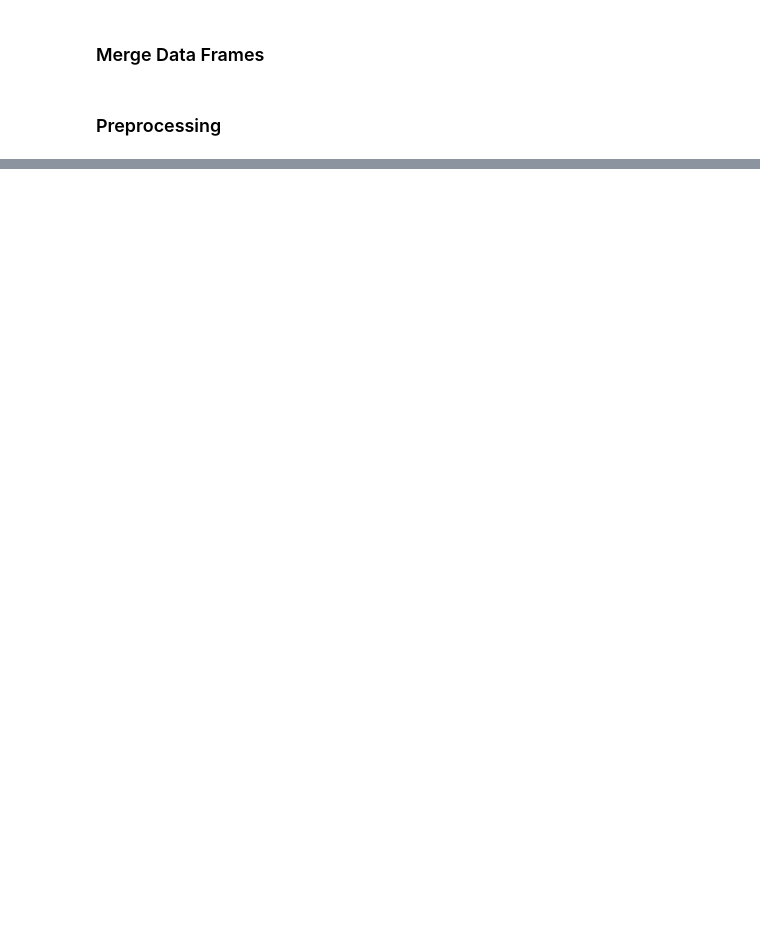
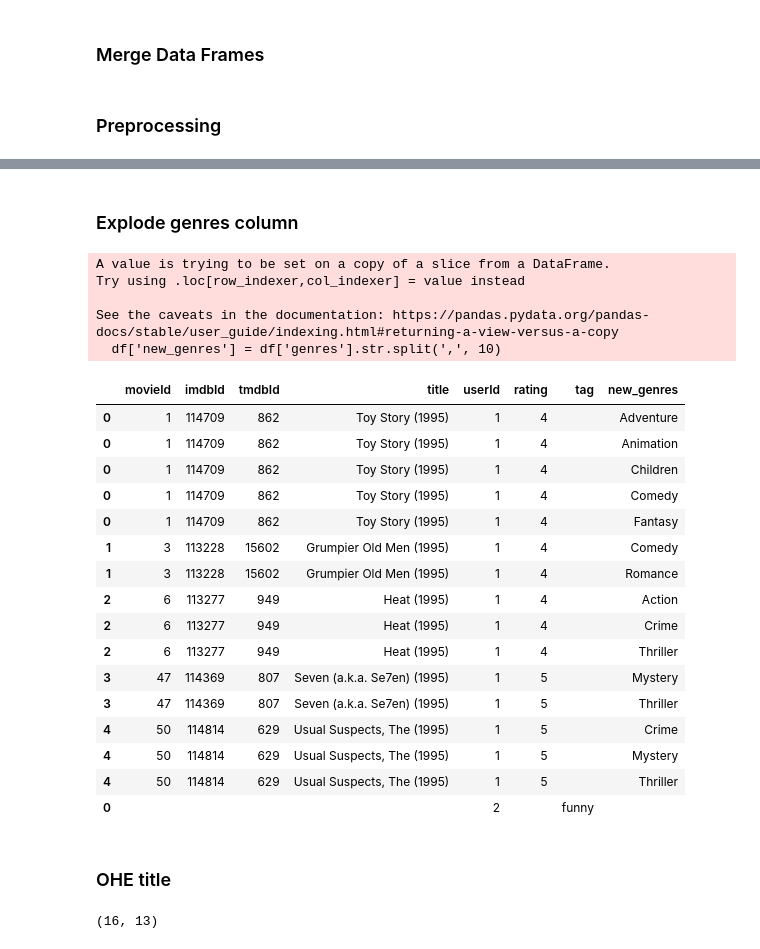
Before and after one commit to dablake7/bsc-phase-four-project, a Jupyter notebook: notebooks/exploratory/gabe/phase_4_project.ipynb, the cells around one changed output, grey strips where cells are left out. Cells and saved outputs as stored; diff of their text form; code cells hidden in the pictures; blank space fills up the shorter version.

```diff
--- a/notebooks/exploratory/gabe/phase_4_project.ipynb
+++ b/notebooks/exploratory/gabe/phase_4_project.ipynb
@@ -58,0 +91,2 @@ dtype: int64
+# %%
+df = df.drop_duplicates(subset=['movieId'])
@@ -58,0 +96,37 @@ dtype: int64
+# %% [markdown]
+### Explode genres column
+# %%
+df['new_genres'] = df['genres'].str.split(',', 10)
+# %% [output]
+A value is trying to be set on a copy of a slice from a DataFrame.
+Try using .loc[row_indexer,col_indexer] = value instead
+
+See the caveats in the documentation: https://pandas.pydata.org/pandas-docs/stable/user_guide/indexing.html#returning-a-view-versus-a-copy
+  df['new_genres'] = df['genres'].str.split(',', 10)
+# %%
+df = df.explode('new_genres')
+# %%
+# drop genres from df
+df = df.drop(columns=['genres'])
+# %%
+df
+# %% [output]
+|  | movieId | imdbId | tmdbId | title | userId | rating | tag | new_genres |
+| 0 | 1 | 114709 | 862 | Toy Story (1995) | 1 | 4 |  | Adventure |
+| 0 | 1 | 114709 | 862 | Toy Story (1995) | 1 | 4 |  | Animation |
+| 0 | 1 | 114709 | 862 | Toy Story (1995) | 1 | 4 |  | Children |
+| 0 | 1 | 114709 | 862 | Toy Story (1995) | 1 | 4 |  | Comedy |
+| 0 | 1 | 114709 | 862 | Toy Story (1995) | 1 | 4 |  | Fantasy |
+| 1 | 3 | 113228 | 15602 | Grumpier Old Men (1995) | 1 | 4 |  | Comedy |
+| 1 | 3 | 113228 | 15602 | Grumpier Old Men (1995) | 1 | 4 |  | Romance |
+| 2 | 6 | 113277 | 949 | Heat (1995) | 1 | 4 |  | Action |
+| 2 | 6 | 113277 | 949 | Heat (1995) | 1 | 4 |  | Crime |
+| 2 | 6 | 113277 | 949 | Heat (1995) | 1 | 4 |  | Thriller |
+| 3 | 47 | 114369 | 807 | Seven (a.k.a. Se7en) (1995) | 1 | 5 |  | Mystery |
+| 3 | 47 | 114369 | 807 | Seven (a.k.a. Se7en) (1995) | 1 | 5 |  | Thriller |
+| 4 | 50 | 114814 | 629 | Usual Suspects, The (1995) | 1 | 5 |  | Crime |
+| 4 | 50 | 114814 | 629 | Usual Suspects, The (1995) | 1 | 5 |  | Mystery |
+| 4 | 50 | 114814 | 629 | Usual Suspects, The (1995) | 1 | 5 |  | Thriller |
+| 0 |  |  |  |  | 2 |  | funny |  |
+# %% [markdown]
+### OHE title
@@ -58,0 +139,4 @@ dtype: int64
+# %%
+df.shape
+# %% [output]
+(16, 13)
```
Also changed, not shown: parts of 61 cells of this notebook.
